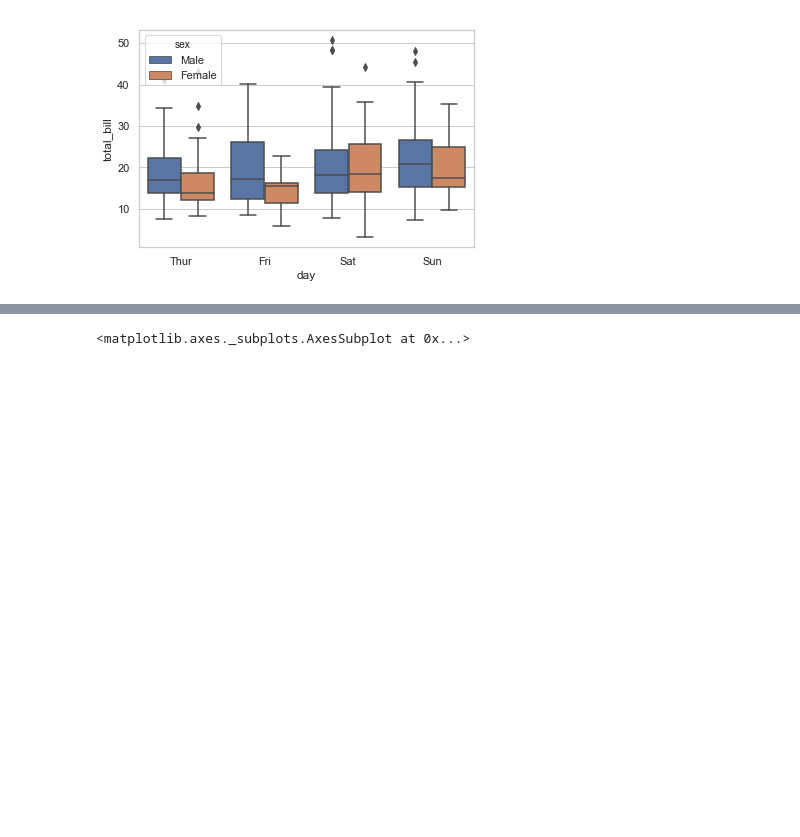
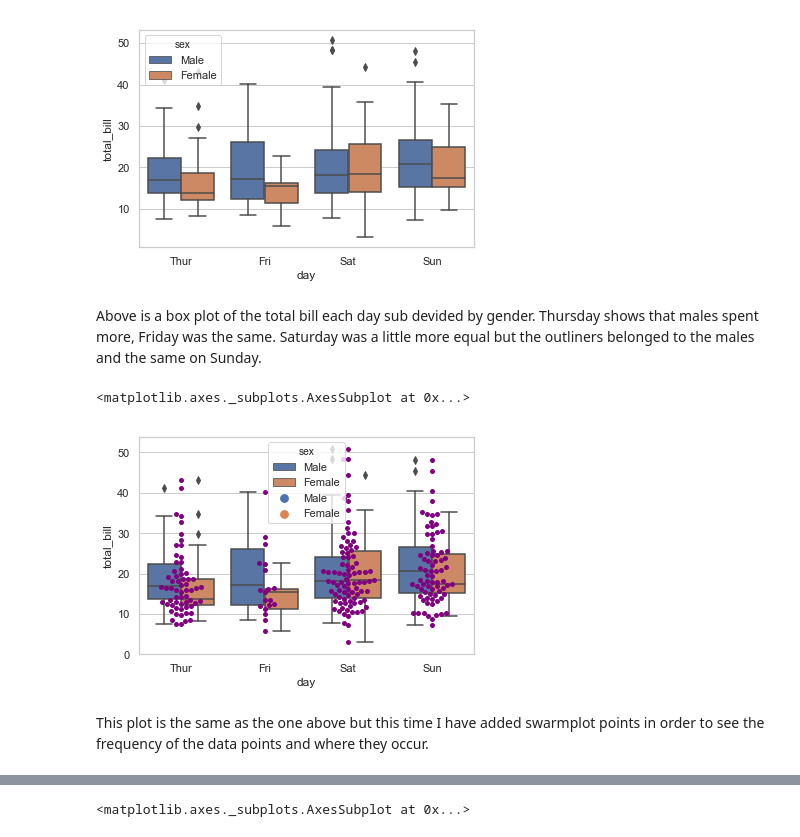
Before and after one commit to bexiturley/Fundamentals-of-Data-Analysis-Assessment-2019, a Jupyter notebook: reorderTips.ipynb, the cells around one changed output, grey strips where cells are left out. Saved outputs shown, nothing was run; the diff lists cells and outputs as text; code cells hidden in the pictures; blank space fills up the shorter version.

```diff
--- a/reorderTips.ipynb
+++ b/reorderTips.ipynb
@@ -780,3 +816,13 @@ sns.boxplot(x="day", y="total_bill", hue="sex", data=tips)
 # %% [output]
 <matplotlib.axes._subplots.AxesSubplot at 0x...>
 [figure]
+# %% [markdown]
+Above is a box plot of the total bill each day sub devided by gender.  Thursday shows that males spent more, Friday was the same.  Saturday was a little more equal but the outliners belonged to the males and the same on Sunday.
+# %%
+sns.boxplot(x="day", y="total_bill", hue="sex", data=tips)
+sns.swarmplot(x="day", y="total_bill", hue="sex", data=tips, Color="purple")
+# %% [output]
+<matplotlib.axes._subplots.AxesSubplot at 0x...>
+[figure, added]
+# %% [markdown]
+This plot is the same as the one above but this time I have added swarmplot points in order to see the frequency of the data points and where they occur.
```
Also changed, not shown: parts of 44 cells of this notebook.
